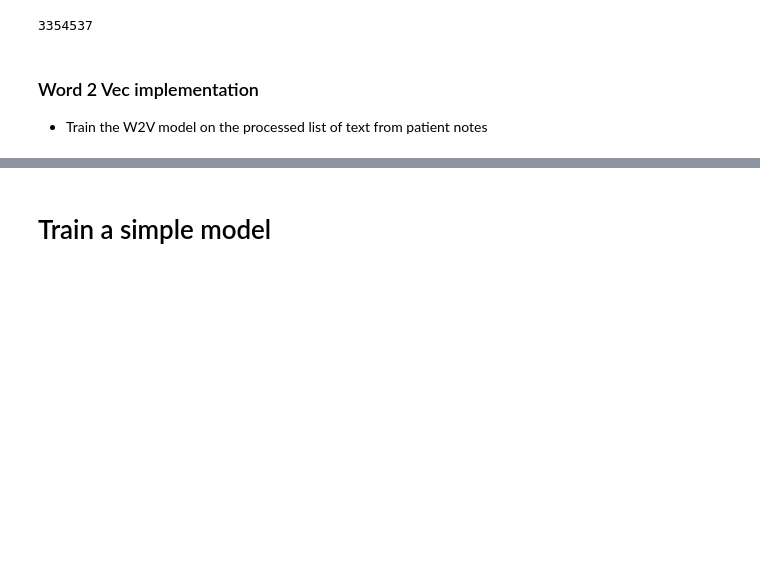
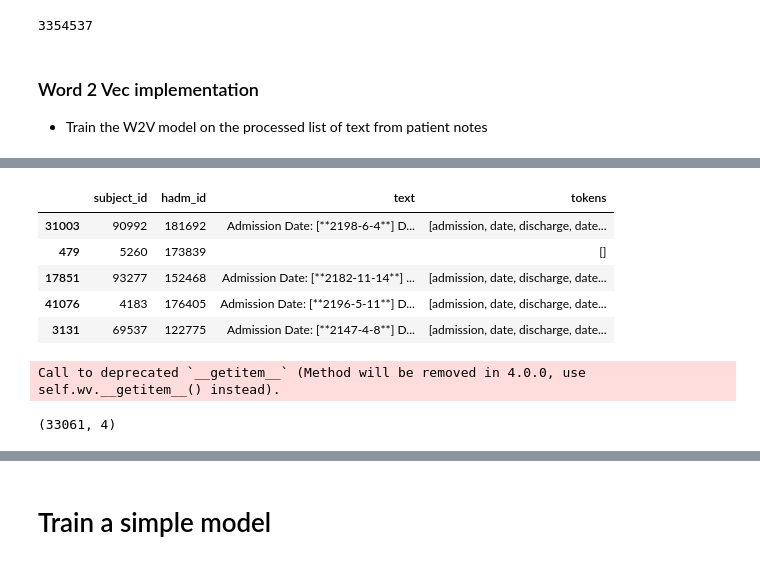
Before and after one commit to mlpaff/MIMIC, a Jupyter notebook: mimic_nlp.ipynb, the cells around one changed output, grey strips where cells are left out. Saved outputs shown, nothing was run; the diff lists cells and outputs as text; code cells hidden in the pictures; blank space fills up the shorter version.

```diff
--- a/mimic_nlp.ipynb
+++ b/mimic_nlp.ipynb
@@ -517,10 +558,10 @@ w2v = dict(zip(model.wv.index2word, model.wv.vectors))
 # %%
-def process_text(sentence):
+def tokenize_clinic_notes(note):
     ''' Tokenize the text by replacing punctuations and numbers with spaces and lowercase all words
     '''
     punc_list = string.punctuation + '0123456789'
     t = str.maketrans(dict.fromkeys(punc_list, ' '))
-    text = str(sentence).lower().translate(t)
+    text = str(note).lower().translate(t)
 #     tokens = (x for x in word_tokenize(text.strip()) if x not in my_stop_words)
     tokens = word_tokenize(text)
     return tokens
@@ -585,0 +568,3 @@ vectorizor = MeanEmbeddingVectorizer(model)
+# %%
+test_train = X_train.copy()
+test_train.head()
@@ -588,6 +581,22 @@ test_train['tokens'] = test_train.text.apply(lambda x: test(x))
+# %%
+test_train.head()
+# %% [output]
+|  | subject_id | hadm_id | text | tokens |
+| 31003 | 90992 | 181692 | Admission Date: [**2198-6-4**] D... | [admission, date, discharge, date... |
+| 479 | 5260 | 173839 |  | [] |
+| 17851 | 93277 | 152468 | Admission Date: [**2182-11-14**] ... | [admission, date, discharge, date... |
+| 41076 | 4183 | 176405 | Admission Date: [**2196-5-11**] D... | [admission, date, discharge, date... |
+| 3131 | 69537 | 122775 | Admission Date: [**2147-4-8**] D... | [admission, date, discharge, date... |
 # %%
+vectorizer = MeanEmbeddingVectorizer(model)
 # transform the tokenized text to 400 dimension array
-test_train_tf = vectorizor.fit_transform(test_train['tokens'])
+test_train_tf = vectorizer.fit_transform(test_train['tokens'])
+# %% [output]
+Call to deprecated `__getitem__` (Method will be removed in 4.0.0, use self.wv.__getitem__() instead).
+# %%
+test_train.shape
+# %% [output]
+(33061, 4)
 # %%
 X_train_tf = pd.DataFrame(test_train_tf)
 X_train_tf.head()
```
Also changed, not shown: parts of 40 cells of this notebook, 15 other files.
